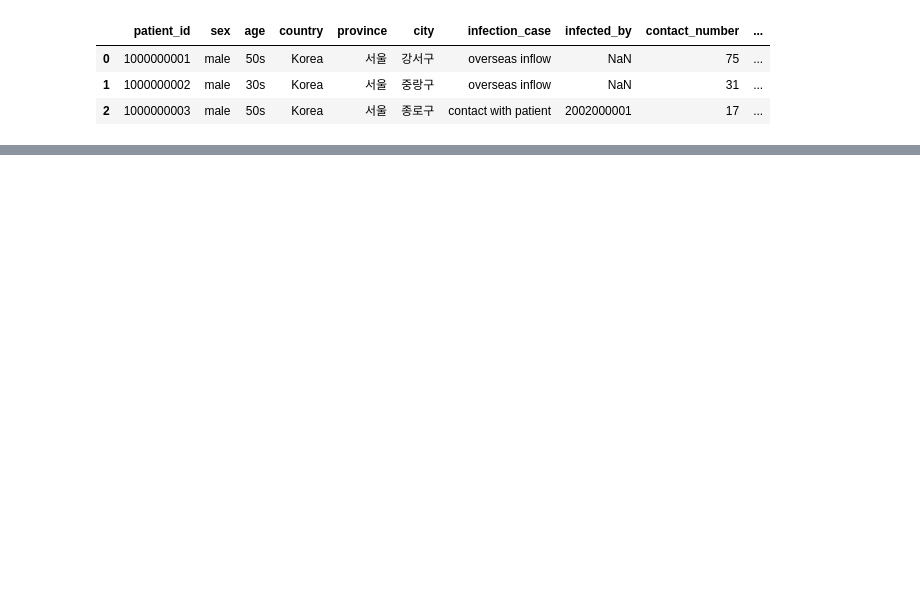
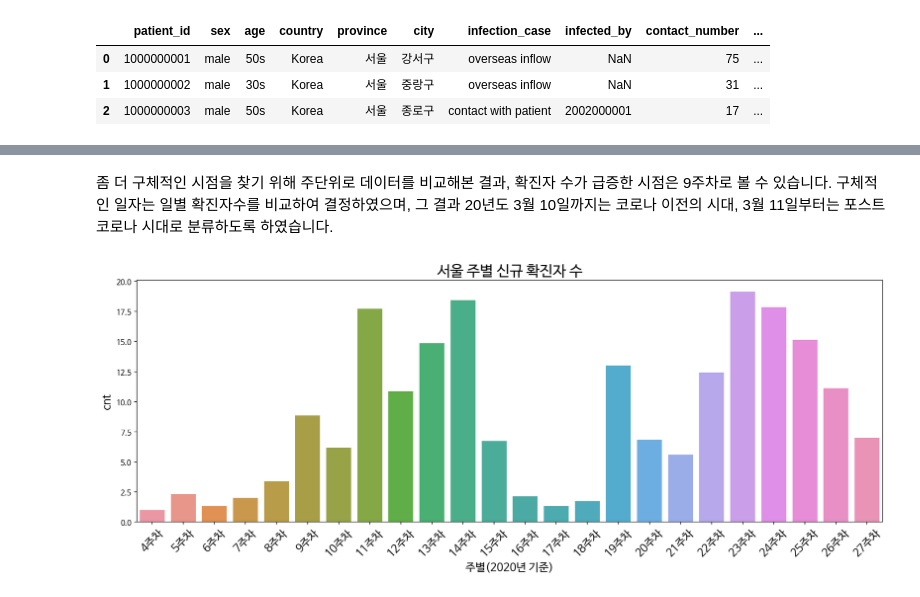
Before and after one commit to con11235/covid19_visualize, a Jupyter notebook: markdown/승혜.ipynb, the cells around one changed output, grey strips where cells are left out. Saved outputs shown, nothing was run; the diff lists cells and outputs as text; code cells hidden in the pictures; blank space fills up the shorter version.

```diff
--- a/markdown/승혜.ipynb
+++ b/markdown/승혜.ipynb
@@ -217,0 +142,20 @@ fig.show()
+# %% [markdown]
+좀 더 구체적인 시점을 찾기 위해 주단위로 데이터를 비교해본 결과, 확진자 수가 급증한 시점은 9주차로 볼 수 있습니다. 구체적인 일자는 일별 확진자수를 비교하여 결정하였으며, 그 결과 20년도 3월 10일까지는 코로나 이전의 시대, 3월 11일부터는 포스트 코로나 시대로 분류하도록 하였습니다.
+# %%
+
+plt.figure(figsize=(18, 6))
+"""pal = sns.color_palette("Blues_d", patient_s.shape[0])
+rank = patient_s['cnt'].argsort().argsort()"""
+sns.barplot(data=patient_s, x='주차', y='cnt',ci=None)
+
+"""plt.axvline(7, color='red', label='포스트코로나 시작 시점')
+plt.axvspan(7, 26.5, facecolor='red', alpha=0.1)
+plt.legend(fontsize=15)"""
+
+plt.title(f'서울 주별 신규 확진자 수', size=20)
+plt.xticks(rotation=45, size=15)
+plt.xlabel('주별(2020년 기준)', size=15)
+plt.ylabel('cnt', size=15)
+plt.show()
+# %% [output]
+[figure, added]
```
Also changed, not shown: parts of 56 cells of this notebook.
